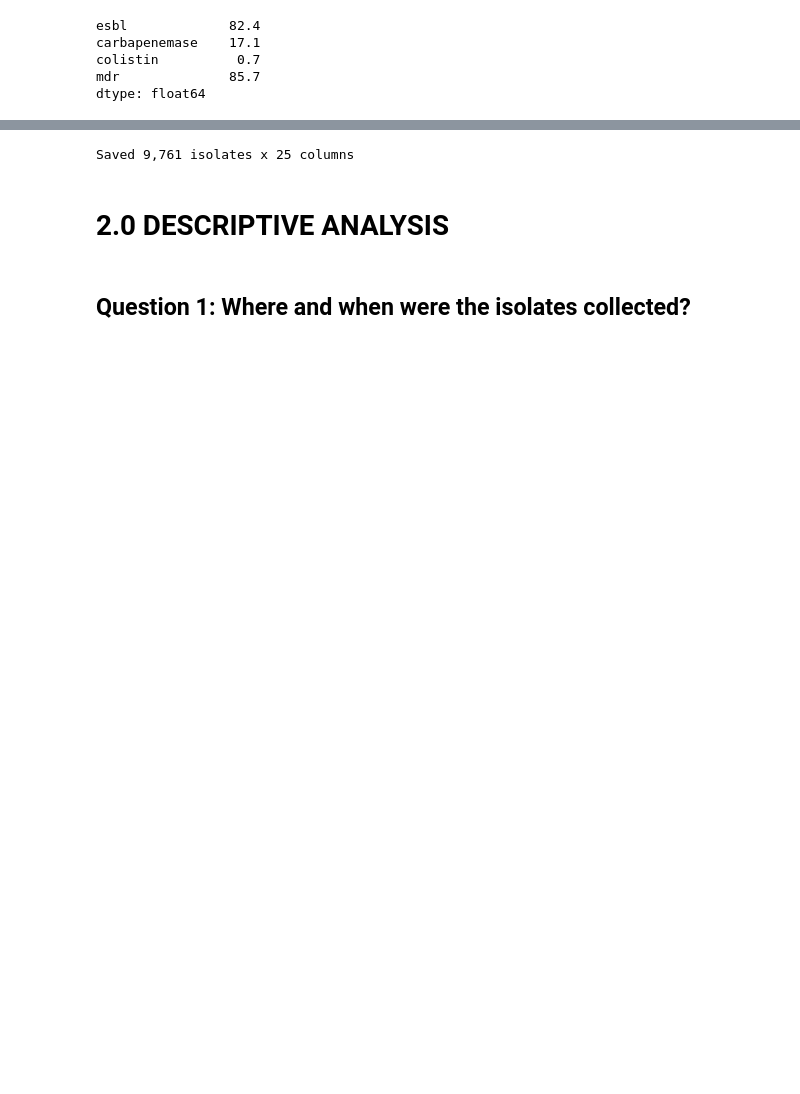
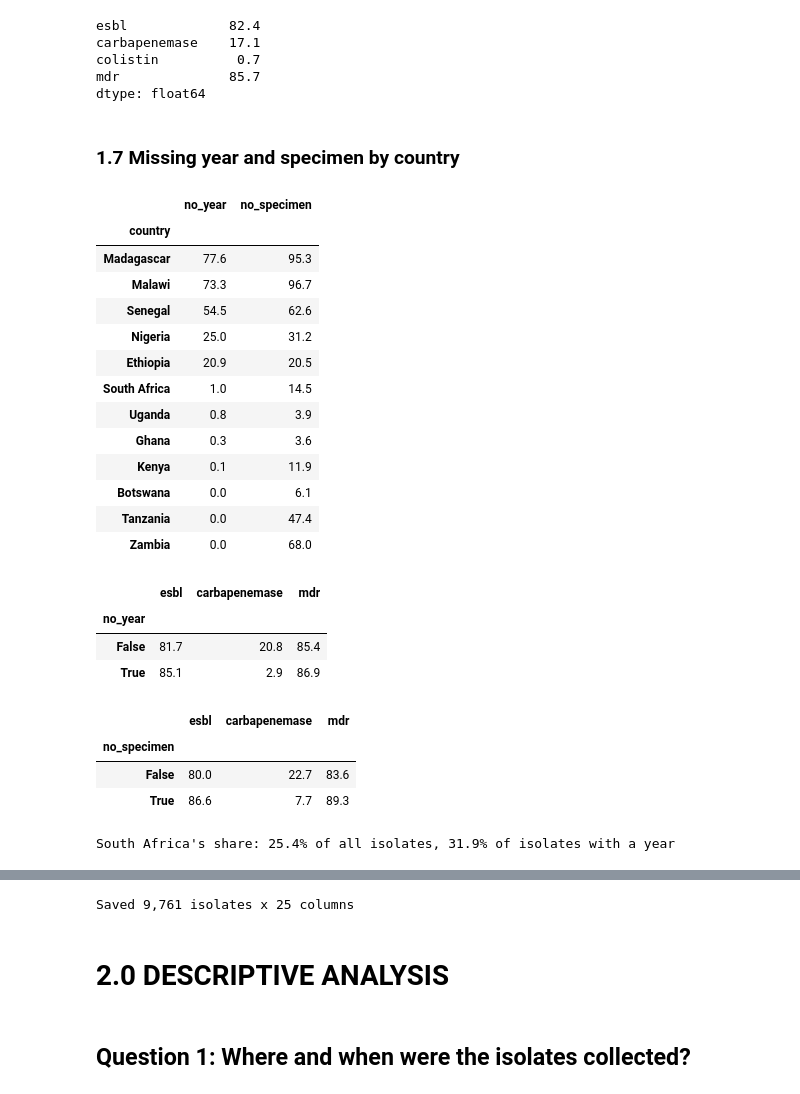
Before and after one commit to Jeremy-K-coder/klebsiella_amr_ssa, a Jupyter notebook: klebsiella_amr_descriptive_diagnostic.ipynb, the cells around one changed output, grey strips where cells are left out. Drawn from its saved outputs; the diff is of its cells as text; code cells hidden in the pictures; blank space fills up the shorter version.

Commit message:
Document missing data: hidden placeholders, handling, missingness by country; fix 2015 share
Co-Authored-By: Claude Opus 5.5 <noreply@anthropic.com>

```diff
--- a/klebsiella_amr_descriptive_diagnostic.ipynb
+++ b/klebsiella_amr_descriptive_diagnostic.ipynb
@@ -139,6 +158,8 @@ df['region'] = df['country'].map(region_map)
 
     # 1.4.2 Collection year
 df['year'] = pd.to_numeric(df['collection_date'].str.extract(r'(\d{4})')[0], errors='coerce')
+print(f"Years before 1990 set to missing: {(df['year'] < 1990).sum()}")
+df['year'] = df['year'].where(df['year'] >= 1990)
 
 print(df['region'].value_counts(dropna=False))
 print(f"\nYear range: {df['year'].min():.0f} - {df['year'].max():.0f}   Missing year: {df['year'].isna().sum():,}")
@@ -278,3 +298,39 @@ carbapenemase    17.1
 colistin          0.7
 mdr              85.7
 dtype: float64
+# %% [markdown]
+### 1.7 Missing year and specimen by country
+# %%
+df['no_year'] = df['year'].isna()
+df['no_specimen'] = df['specimen'] == 'Not recorded'
+counts = df['country'].value_counts()
+miss = df[df['country'].isin(counts[counts >= 100].index)].groupby('country')[['no_year', 'no_specimen']].mean().mul(100)
+display(miss.sort_values('no_year', ascending=False).round(1))
+
+display(df.groupby('no_year')[['esbl', 'carbapenemase', 'mdr']].mean().mul(100).round(1))
+display(df.groupby('no_specimen')[['esbl', 'carbapenemase', 'mdr']].mean().mul(100).round(1))
+print(f"South Africa's share: {df['country'].eq('South Africa').mean() * 100:.1f}% of all isolates, {df.loc[~df['no_year'], 'country'].eq('South Africa').mean() * 100:.1f}% of isolates with a year")
+# %% [output]
+|  | no_year | no_specimen |
+| country |  |  |
+| Madagascar | 77.6 | 95.3 |
+| Malawi | 73.3 | 96.7 |
+| Senegal | 54.5 | 62.6 |
+| Nigeria | 25.0 | 31.2 |
+| Ethiopia | 20.9 | 20.5 |
+| South Africa | 1.0 | 14.5 |
+| Uganda | 0.8 | 3.9 |
+| Ghana | 0.3 | 3.6 |
+| Kenya | 0.1 | 11.9 |
+| Botswana | 0.0 | 6.1 |
+| Tanzania | 0.0 | 47.4 |
+| Zambia | 0.0 | 68.0 |
+|  | esbl | carbapenemase | mdr |
+| no_year |  |  |  |
+| False | 81.7 | 20.8 | 85.4 |
+| True | 85.1 | 2.9 | 86.9 |
+|  | esbl | carbapenemase | mdr |
+| no_specimen |  |  |  |
+| False | 80.0 | 22.7 | 83.6 |
+| True | 86.6 | 7.7 | 89.3 |
+South Africa's share: 25.4% of all isolates, 31.9% of isolates with a year
```
Also changed, not shown: parts of 13 cells of this notebook, 2 other files.
